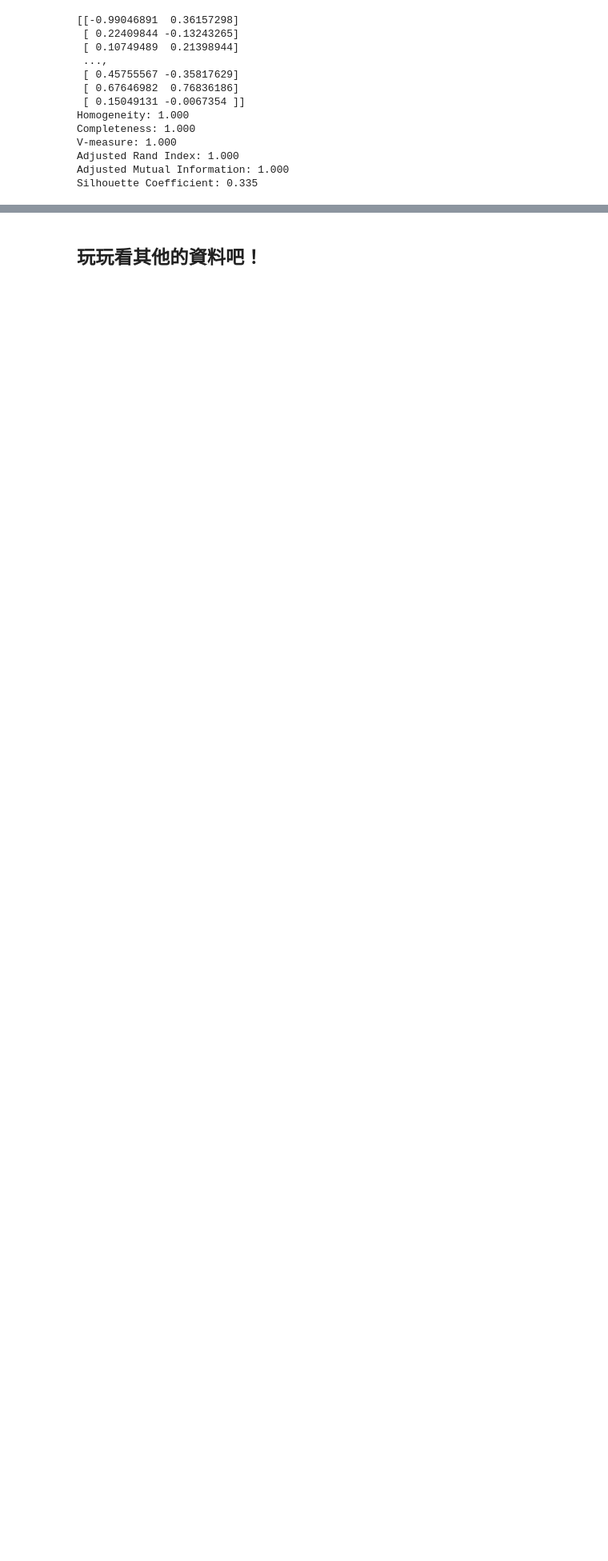
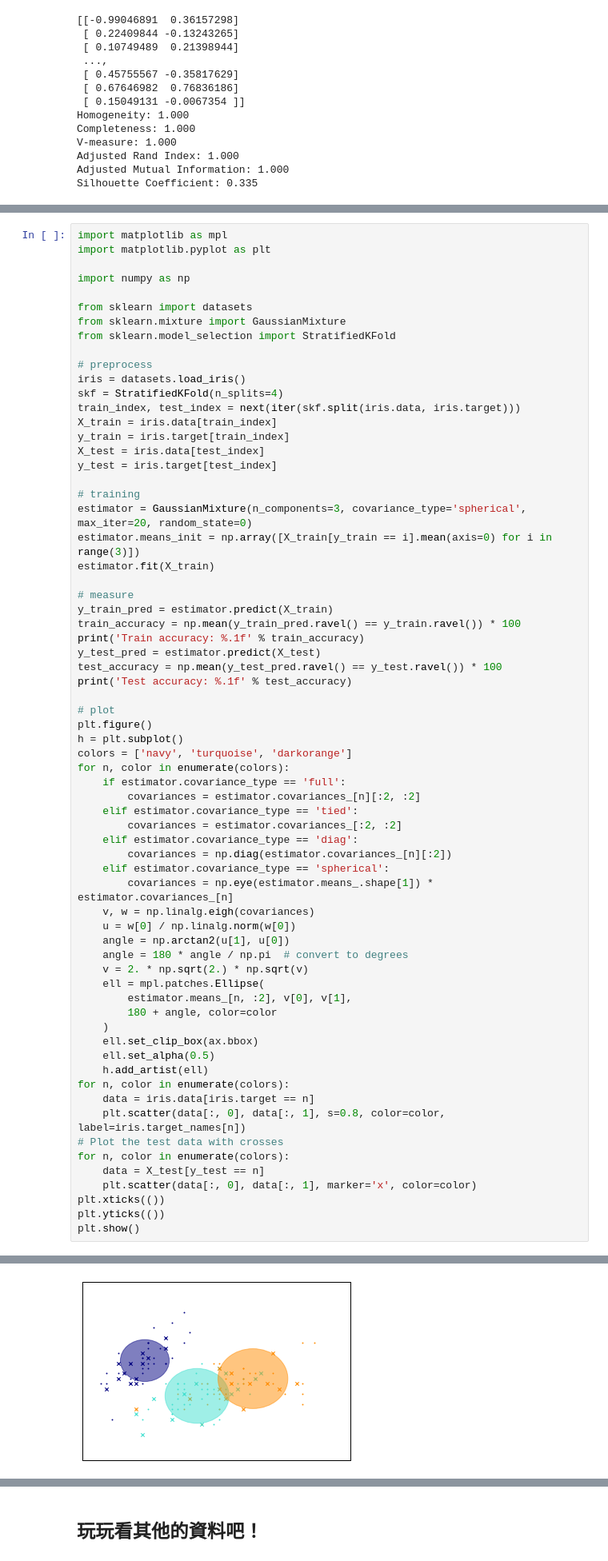
Before and after one commit to MLStudyGroup/ML_tutorial, a Jupyter notebook: Tutorial2_Scikit_Learn_Clustering.ipynb, the cells around one changed output, grey strips where cells are left out. Shown: that part at 80% size. Cells and saved outputs as stored; diff of their text form; blank space fills up the shorter version.

```diff
--- a/Tutorial2_Scikit_Learn_Clustering.ipynb
+++ b/Tutorial2_Scikit_Learn_Clustering.ipynb
@@ -157,0 +160,68 @@ Silhouette Coefficient: 0.335
+# %%
+import matplotlib as mpl
+import matplotlib.pyplot as plt
+
+import numpy as np
+
+from sklearn import datasets
+from sklearn.mixture import GaussianMixture
+from sklearn.model_selection import StratifiedKFold
+
+# preprocess
+iris = datasets.load_iris()
+skf = StratifiedKFold(n_splits=4)
+train_index, test_index = next(iter(skf.split(iris.data, iris.target)))
+X_train = iris.data[train_index]
+y_train = iris.target[train_index]
+X_test = iris.data[test_index]
+y_test = iris.target[test_index]
+
+# training
+estimator = GaussianMixture(n_components=3, covariance_type='spherical', max_iter=20, random_state=0)
+estimator.means_init = np.array([X_train[y_train == i].mean(axis=0) for i in range(3)])
+estimator.fit(X_train)
+
+# measure
+y_train_pred = estimator.predict(X_train)
+train_accuracy = np.mean(y_train_pred.ravel() == y_train.ravel()) * 100
+print('Train accuracy: %.1f' % train_accuracy)
+y_test_pred = estimator.predict(X_test)
+test_accuracy = np.mean(y_test_pred.ravel() == y_test.ravel()) * 100
+print('Test accuracy: %.1f' % test_accuracy)
+
+# plot
+plt.figure()
+h = plt.subplot()
+colors = ['navy', 'turquoise', 'darkorange']
+for n, color in enumerate(colors):
+    if estimator.covariance_type == 'full':
+        covariances = estimator.covariances_[n][:2, :2]
+    elif estimator.covariance_type == 'tied':
+        covariances = estimator.covariances_[:2, :2]
+    elif estimator.covariance_type == 'diag':
+        covariances = np.diag(estimator.covariances_[n][:2])
+    elif estimator.covariance_type == 'spherical':
+        covariances = np.eye(estimator.means_.shape[1]) * estimator.covariances_[n]
+    v, w = np.linalg.eigh(covariances)
+    u = w[0] / np.linalg.norm(w[0])
+    angle = np.arctan2(u[1], u[0])
+    angle = 180 * angle / np.pi  # convert to degrees
+    v = 2. * np.sqrt(2.) * np.sqrt(v)
+    ell = mpl.patches.Ellipse(
+        estimator.means_[n, :2], v[0], v[1],
+        180 + angle, color=color
+    )
+    ell.set_clip_box(ax.bbox)
+    ell.set_alpha(0.5)
+    h.add_artist(ell)
+for n, color in enumerate(colors):
+    data = iris.data[iris.target == n]
+    plt.scatter(data[:, 0], data[:, 1], s=0.8, color=color, label=iris.target_names[n])
+# Plot the test data with crosses
+for n, color in enumerate(colors):
+    data = X_test[y_test == n]
+    plt.scatter(data[:, 0], data[:, 1], marker='x', color=color)
+plt.xticks(())
+plt.yticks(())
+plt.show()
+# %% [output]
@@ -157,0 +231 @@ Silhouette Coefficient: 0.335
+[figure, added]
```
Also changed, not shown: parts of 3 cells of this notebook.
